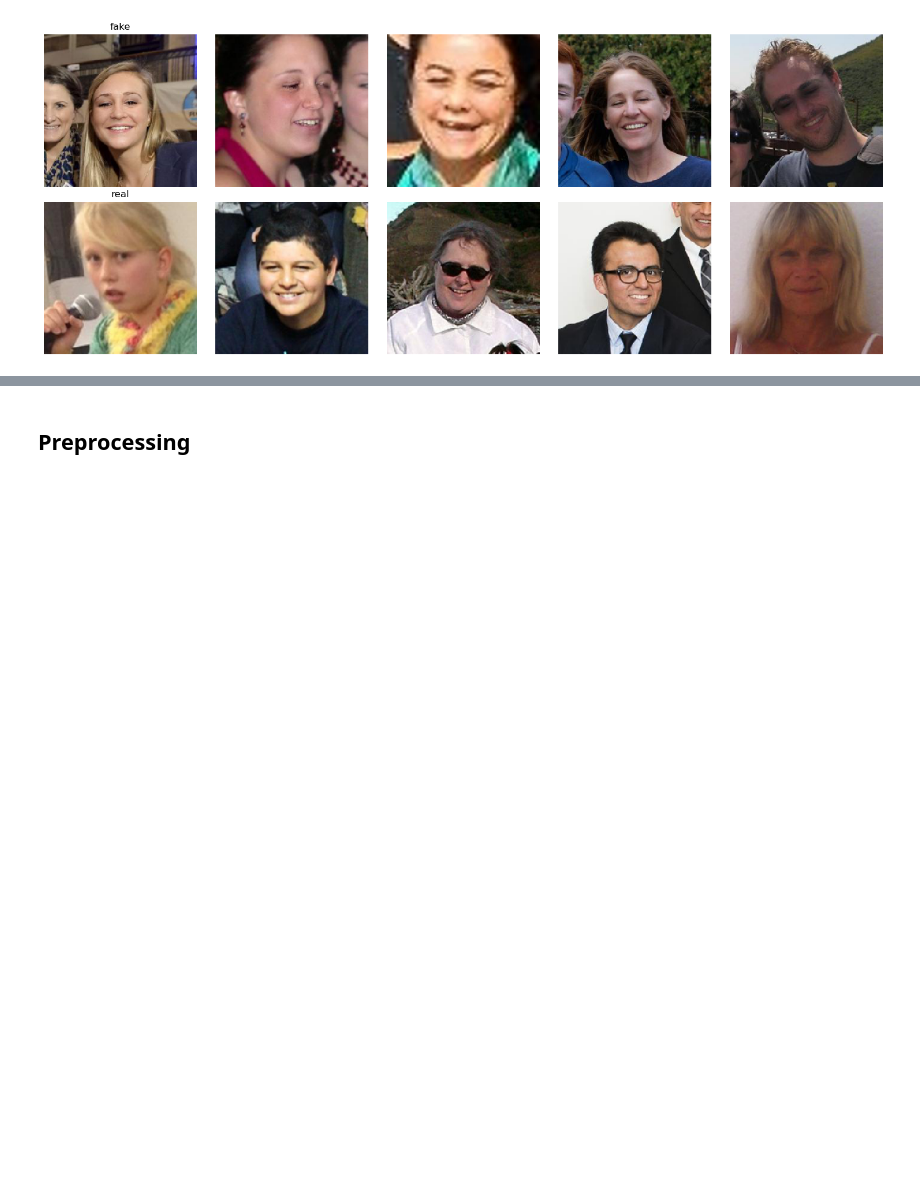
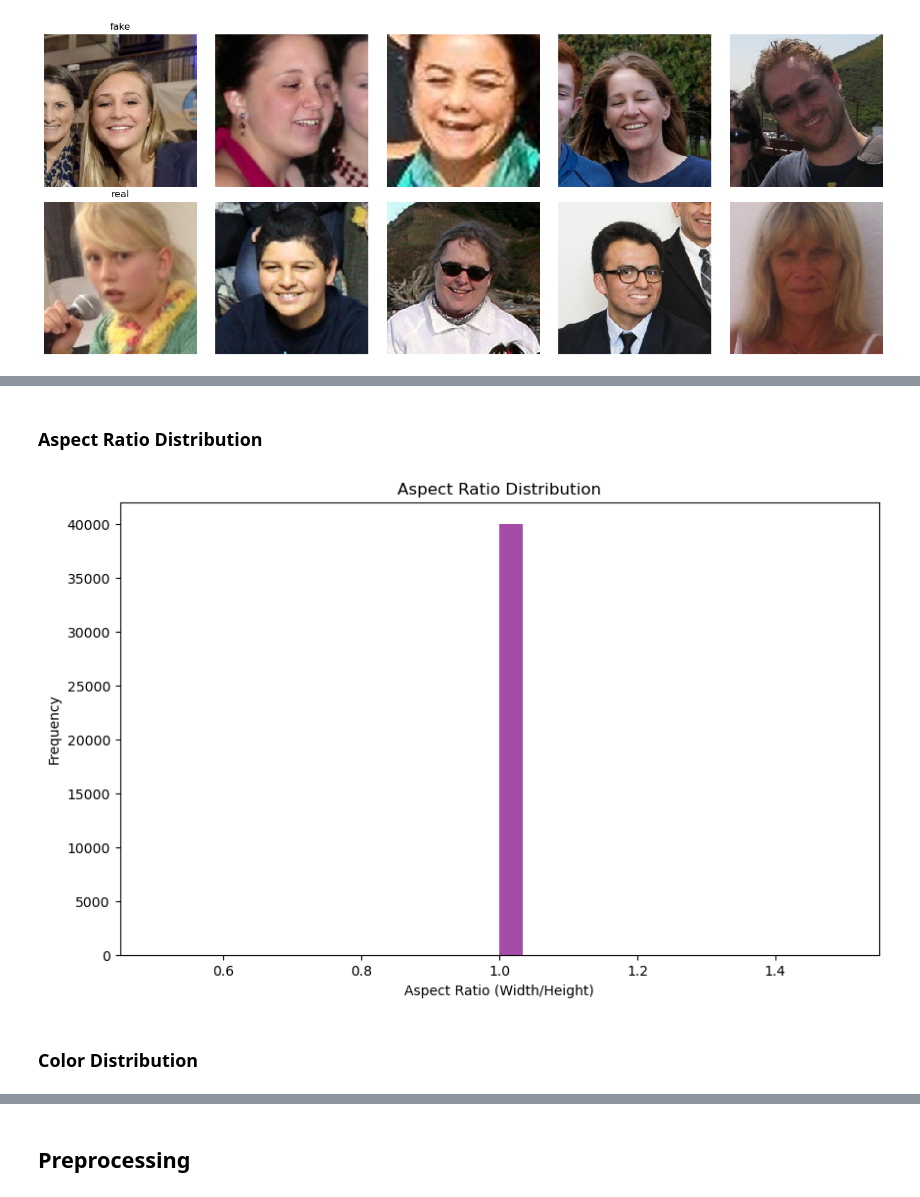
Before and after one commit to tinolinton/cnn, a Jupyter notebook: project.ipynb, the cells around one changed output, grey strips where cells are left out. Drawn from its saved outputs; the diff is of its cells as text; code cells hidden in the pictures; blank space fills up the shorter version.

```diff
--- a/project.ipynb
+++ b/project.ipynb
@@ -181,0 +230,29 @@ display_sample_images(train_dir, num_samples=5)
+# %% [markdown]
+### Aspect Ratio Distribution
+# %%
+# Analyze the aspect ratio of images to understand if there are any common patterns.
+
+def analyze_aspect_ratios(directory):
+    aspect_ratios = []
+    for root, _, files in os.walk(directory):
+        for file in files:
+            if file.endswith(('.jpg', '.jpeg', '.png', '.bmp')):
+                img_path = os.path.join(root, file)
+                img = cv2.imread(img_path)
+                if img is not None:
+                    height, width = img.shape[:2]
+                    aspect_ratios.append(width / height)
+
+    plt.figure(figsize=(10, 6))
+    plt.hist(aspect_ratios, bins=30, color='purple', alpha=0.7)
+    plt.title('Aspect Ratio Distribution')
+    plt.xlabel('Aspect Ratio (Width/Height)')
+    plt.ylabel('Frequency')
+    plt.show()
+
+# Analyze aspect ratios in the training directory
+analyze_aspect_ratios(train_dir)
+# %% [output]
+[figure, added]
+# %% [markdown]
+### Color Distribution
```
Also changed, not shown: parts of 11 cells of this notebook.
